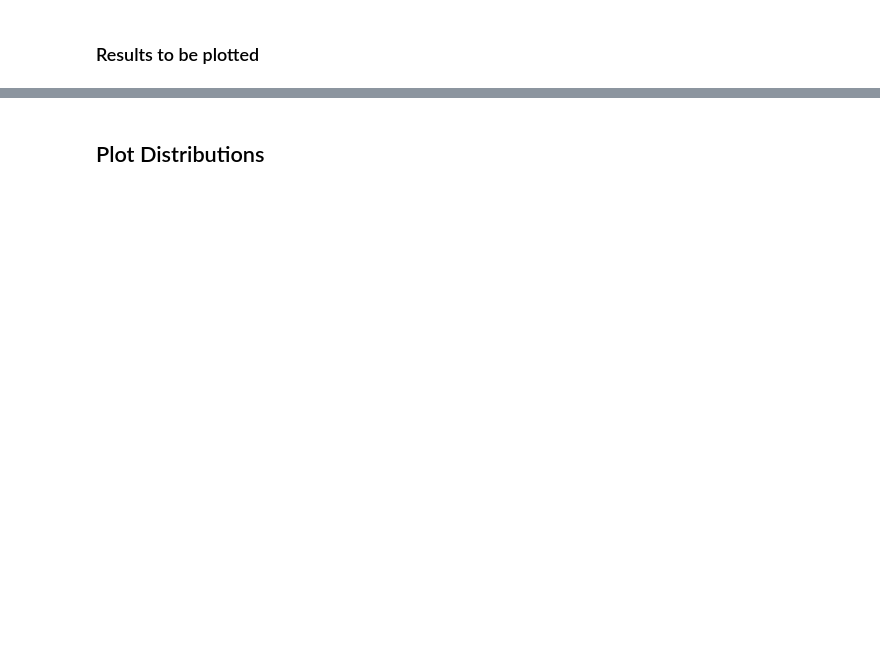
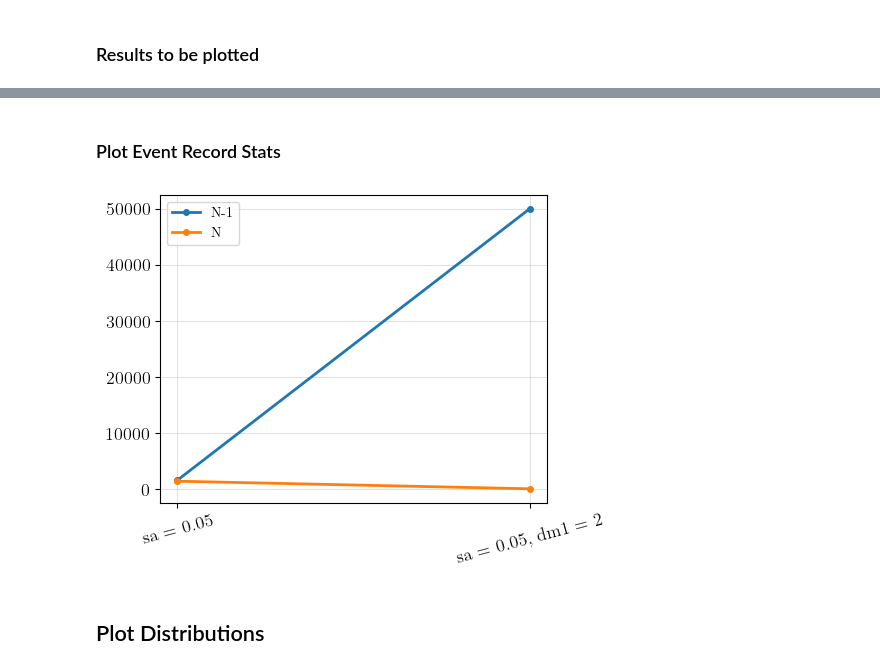
Before and after one commit to andlessa/back2futureTrigger, a Jupyter notebook: B2TF-Trigger/plotDistributions_llp.ipynb, the cells around one changed output, grey strips where cells are left out. Saved outputs shown, nothing was run; the diff lists cells and outputs as text; code cells hidden in the pictures; blank space fills up the shorter version.

```diff
--- a/B2TF-Trigger/plotDistributions_llp.ipynb
+++ b/B2TF-Trigger/plotDistributions_llp.ipynb
@@ -50,3 +52,21 @@ df.loc[:,'N',:]
+# %% [markdown]
+### Plot Event Record Stats
+# %%
+x = []
+y = []
+for label,df in dfDict.items():
+    x.append(label)
+    y.append([len(df.loc[:,'N-1',:]),len(df.loc[:,'N',:])])
+y = np.array(y)
+xvals = list(range(len(x)))
+plt.plot(xvals,y[:,0],label='N-1',marker='o')
+plt.plot(xvals,y[:,1],label='N',marker='o')
+plt.xticks(xvals,x,rotation=15)
+plt.legend()
+# plt.yscale('log')
+plt.show()
+# %% [output]
+[figure, added]
 # %% [markdown]
 ## Plot Distributions
 # %%
```
Also changed, not shown: parts of 5 cells of this notebook, 2 other files.
